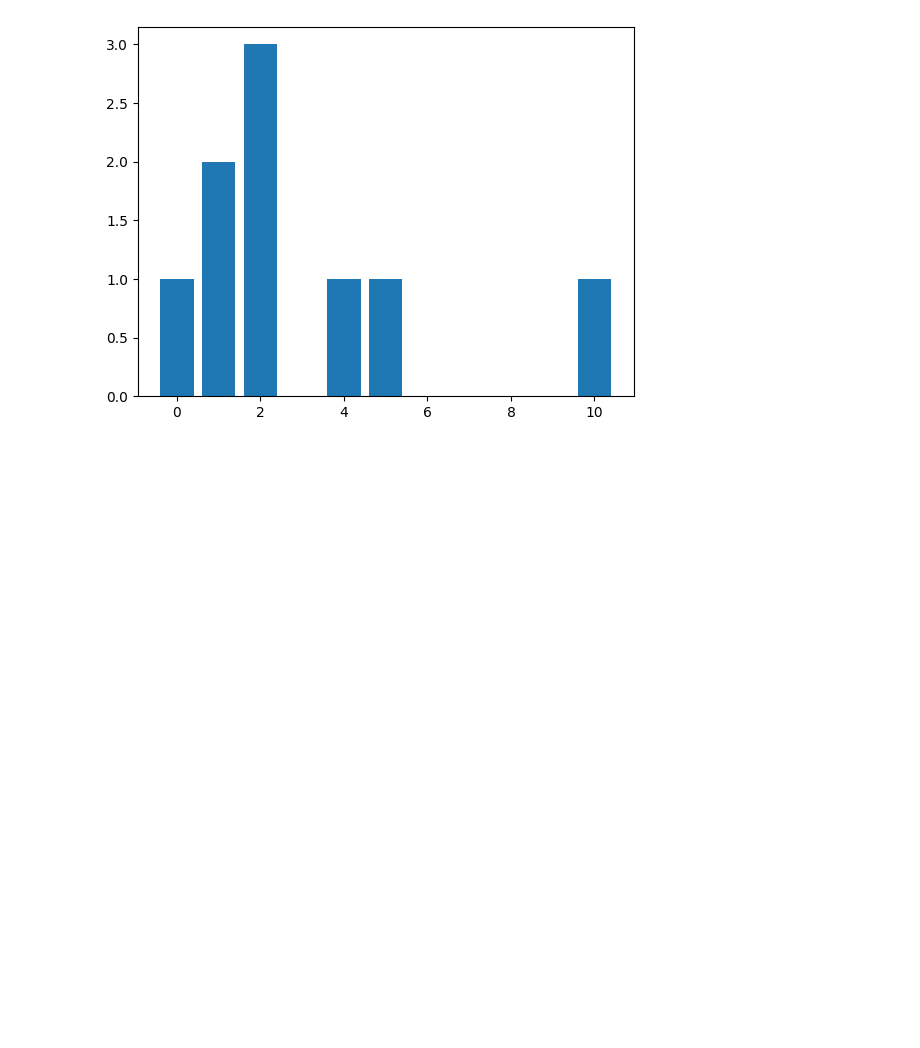
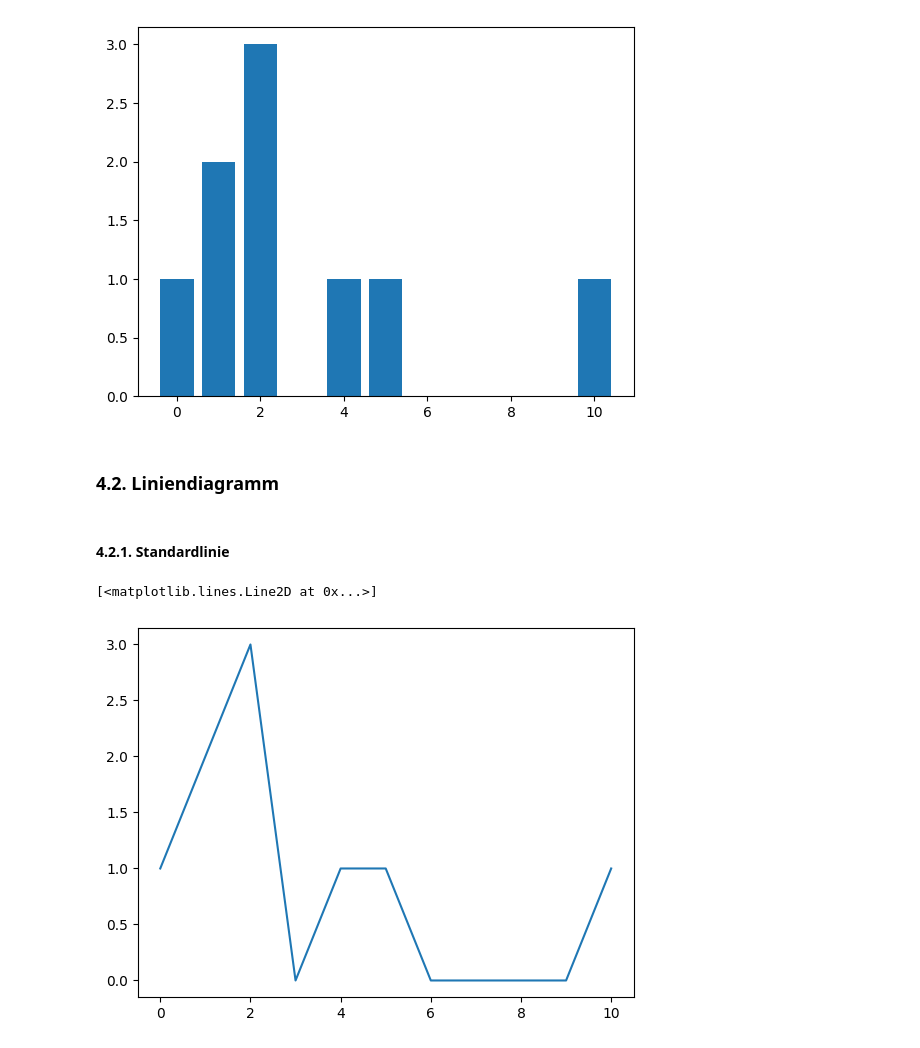
Before and after one commit to ghackenberg/python-grundlagen-kurs, a Jupyter notebook: Unterlagen/Termin_07/03_Statistik.ipynb, the cells around one changed output. Saved outputs shown, nothing was run; the diff lists cells and outputs as text; code cells hidden in the pictures; blank space fills up the shorter version.

```diff
--- a/Unterlagen/Termin_07/03_Statistik.ipynb
+++ b/Unterlagen/Termin_07/03_Statistik.ipynb
@@ -115,3 +117,14 @@ matplotlib.pyplot.bar(histogramm_mittelwert, histogramm_anzahl)
 # %% [output]
 <BarContainer object of 11 artists>
 [figure]
+# %% [markdown]
+### 4.2. Liniendiagramm
+# %% [markdown]
+#### 4.2.1. Standardlinie
+# %%
+import matplotlib.pyplot
+
+matplotlib.pyplot.plot(histogramm_mittelwert, histogramm_anzahl)
+# %% [output]
+[<matplotlib.lines.Line2D at 0x...>]
+[figure, added]
```
Also changed, not shown: parts of 7 cells of this notebook, 3 other files.
